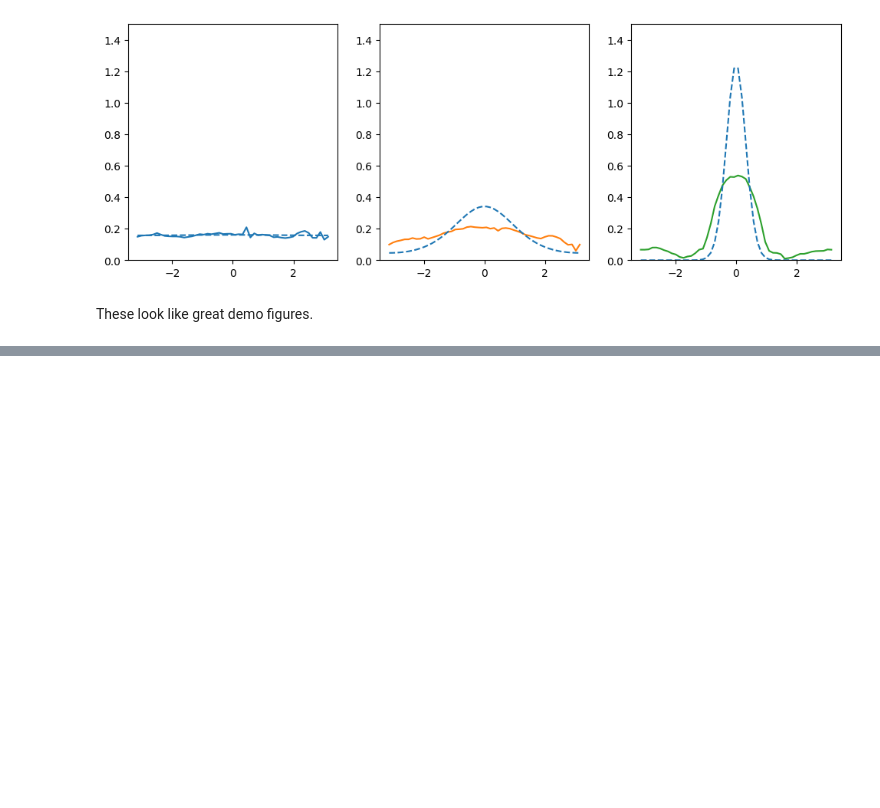
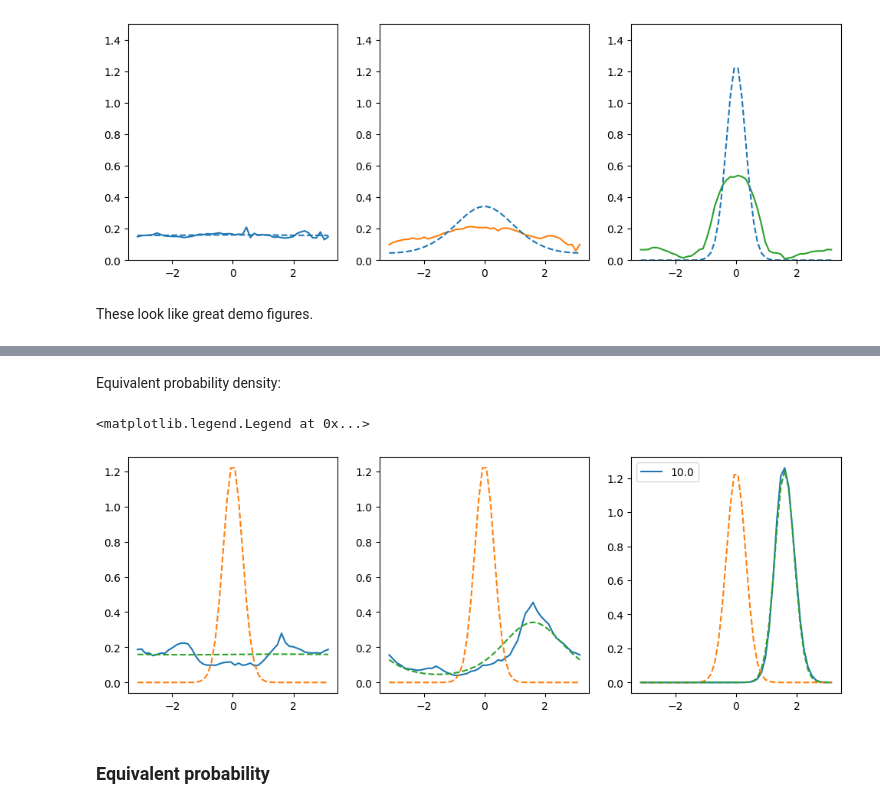
Before and after one commit to lrast/angleFinetuning, a Jupyter notebook: notebooks/0.0-NotesFromInitial.ipynb, the cells around one changed output, grey strips where cells are left out. Cells and saved outputs as stored; diff of their text form; code cells hidden in the pictures; blank space fills up the shorter version.

```diff
--- a/notebooks/0.0-NotesFromInitial.ipynb
+++ b/notebooks/0.0-NotesFromInitial.ipynb
@@ -848,0 +912,33 @@ FIs.to_parquet('robust_fisher.parquet')
+# %% [markdown]
+Equivalent probability density:
+# %%
+from scipy.stats import vonmises
+def normalized_FI(FIs, delta=np.pi/25):
+    return FIs / (FIs.sum() * delta)
+
+figsize(12,4)
+plt.subplots(1,3)
+for i, row in FIs_constraint.iterrows():
+    plt.subplot(1,3,i+1)
+
+    dist_old = vonmises(loc=0, kappa=10)
+    dist_new = vonmises(loc=1.6, kappa=row['kappa'])
+
+    prob_s = dist_new.pdf(angles)
+    FIs = row['fisher_info']
+    prob_theta = prob_s / (FIs / FIs.sum())**0.5
+    prob_theta = prob_theta / (prob_theta.sum()*np.pi/25)
+
+
+    plt.plot(angles, prob_theta, label=row['kappa'])
+
+
+    plt.plot(angles, dist_old.pdf(angles), '--')
+    plt.plot(angles, dist_new.pdf(angles), '--')
+
+plt.legend()
+# %% [output]
+<matplotlib.legend.Legend at 0x...>
+[figure, added]
+# %% [markdown]
+### Equivalent probability
```
Also changed, not shown: parts of 19 cells of this notebook, 7 other files.
